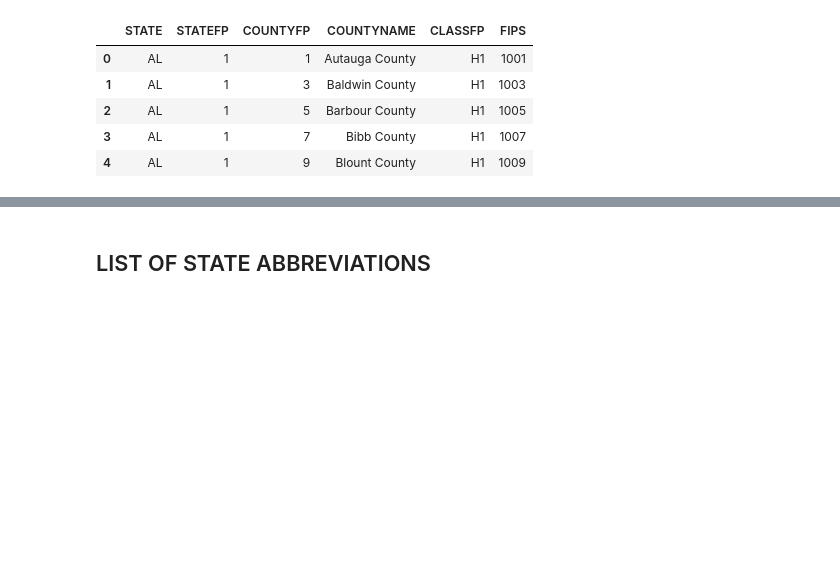
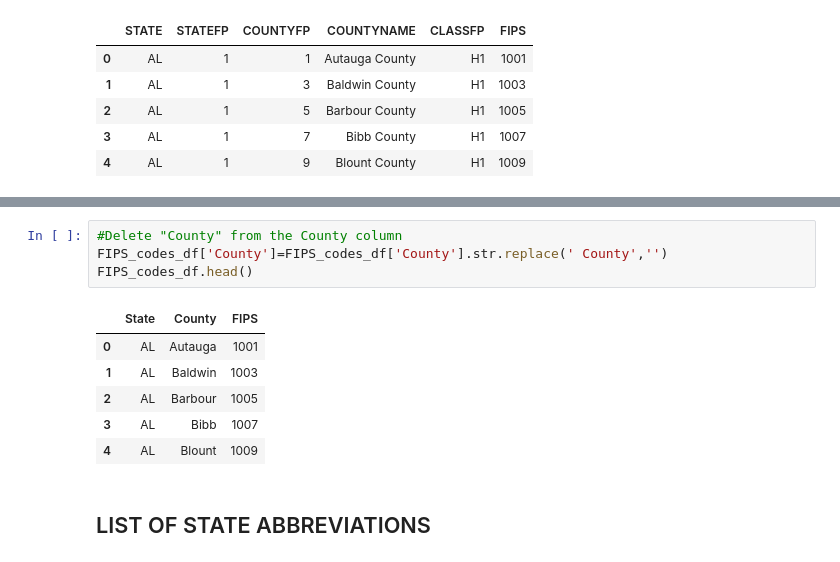
Before and after one commit to MeganBlazevic/Project2_Team8, a Jupyter notebook: Data_ETL.ipynb, the cells around one changed output, grey strips where cells are left out. Saved outputs shown, nothing was run; the diff lists cells and outputs as text; blank space fills up the shorter version.

```diff
--- a/Data_ETL.ipynb
+++ b/Data_ETL.ipynb
@@ -18,3 +48,14 @@ FIPS_codes_df.head()
+# %%
+#Delete "County" from the County column
+FIPS_codes_df['County']=FIPS_codes_df['County'].str.replace(' County','')
+FIPS_codes_df.head()
+# %% [output]
+|  | State | County | FIPS |
+| 0 | AL | Autauga | 1001 |
+| 1 | AL | Baldwin | 1003 |
+| 2 | AL | Barbour | 1005 |
+| 3 | AL | Bibb | 1007 |
+| 4 | AL | Blount | 1009 |
 # %% [markdown]
 ## LIST OF STATE ABBREVIATIONS
 # %%
```
Also changed, not shown: parts of 8 cells of this notebook, 2 other files.
